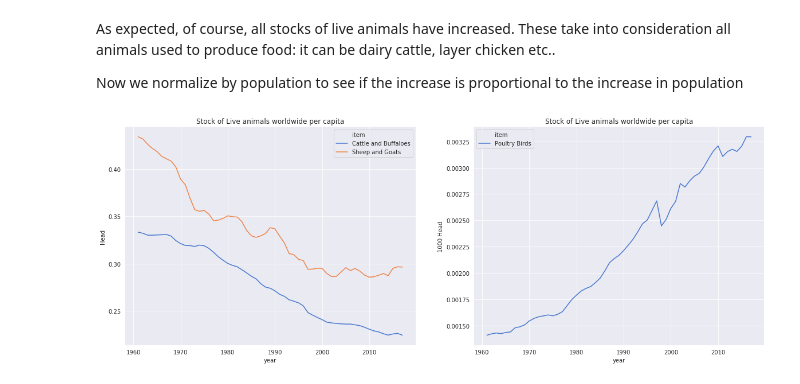
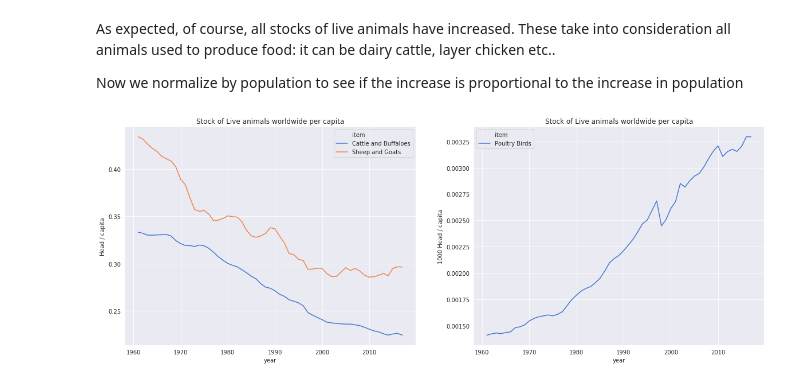
Before and after one commit to ChatPerche/ADA_Project, a Jupyter notebook: Milestone_2.ipynb, the cells around one changed output. Drawn from its saved outputs; the diff is of its cells as text; code cells hidden in the pictures.

```diff
--- a/Milestone_2.ipynb
+++ b/Milestone_2.ipynb
@@ -622,9 +622,9 @@ production_livestock_world_norm = normalize_by_pop(production_livestock_world, p
 # %%
 fig, ax = plt.subplots(figsize=(20, 7), ncols = production_livestock_world_norm.elementcode.nunique())
 for i, e in enumerate(production_livestock_world_norm.elementcode.unique()):
     df = production_livestock_world_norm[production_livestock_world_norm.elementcode == e]
     sns.lineplot(x='year', y='value', data=df, hue='item', ax=ax[i])
     ax[i].set_title("Stock of Live animals worldwide per capita")
-    ax[i].set_ylabel(element_mapping[e][1])
+    ax[i].set_ylabel(f"{element_mapping[e][1]} / capita")
 # %% [output]
-[figure, old version]
+[figure, new version]
```
Also changed, not shown: parts of 12 cells of this notebook, 1 other file.
